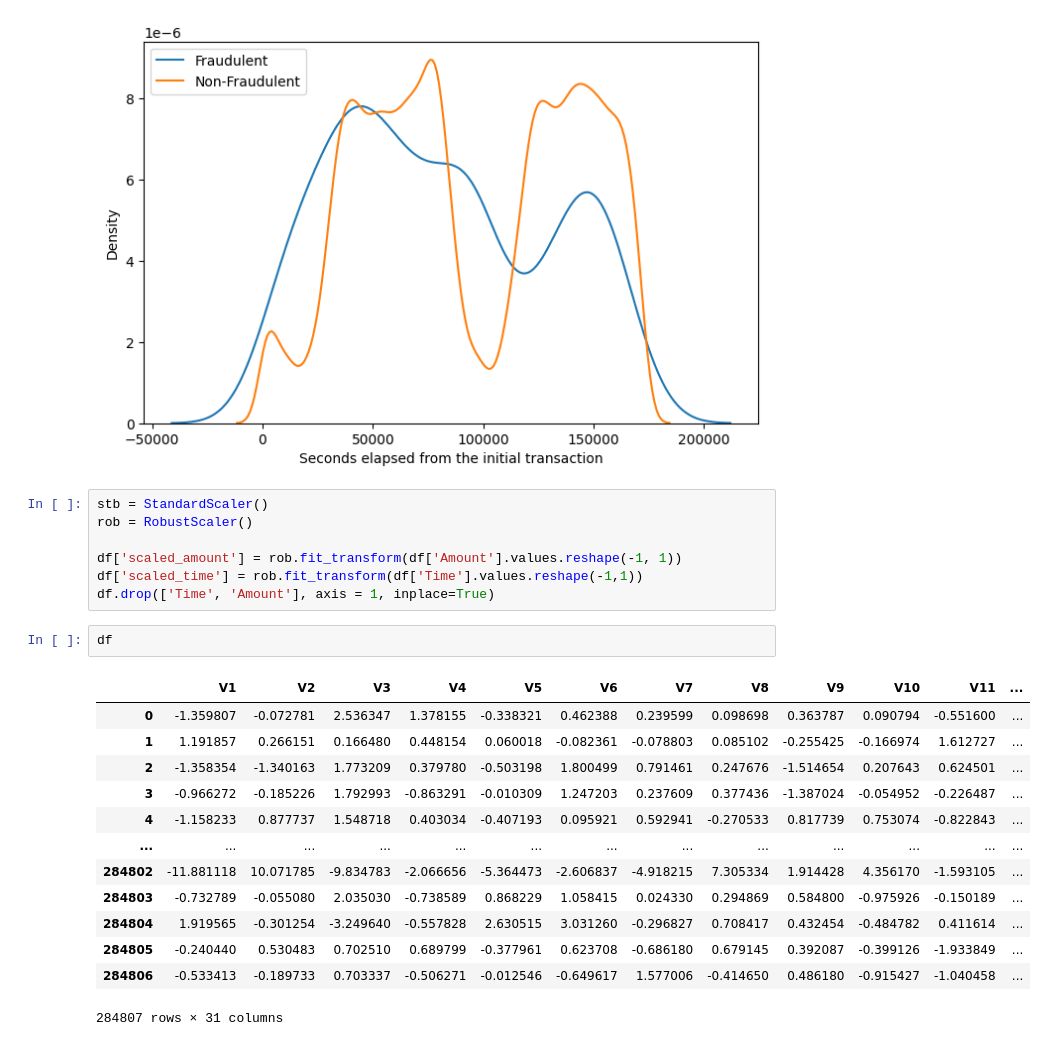
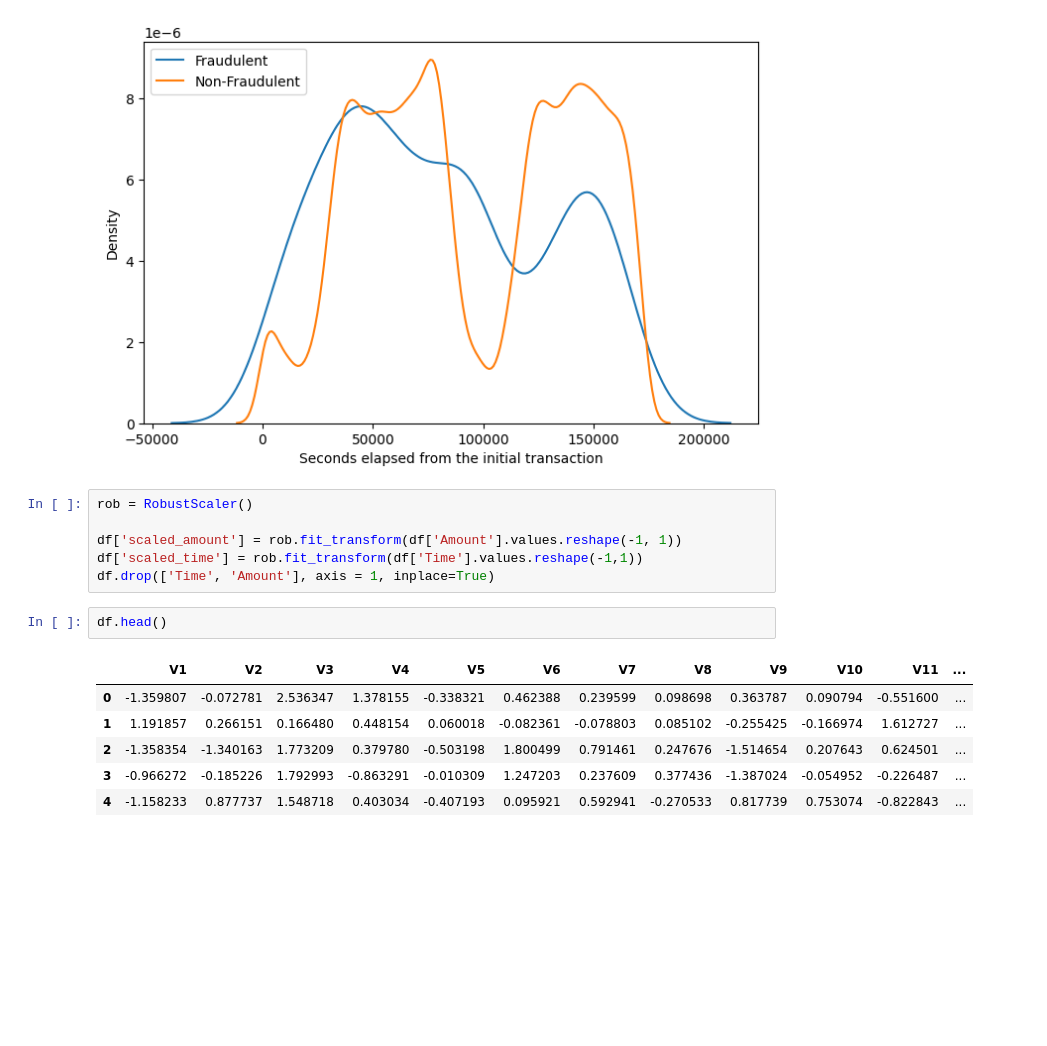
Before and after one commit to devboy02/cc-fraud, a Jupyter notebook: main.ipynb, the cells around one changed output. Saved outputs shown, nothing was run; the diff lists cells and outputs as text; blank space fills up the shorter version.

```diff
--- a/main.ipynb
+++ b/main.ipynb
@@ -85,28 +85,20 @@ plt.show()
 # %% [output]
 [figure]
 # %%
-stb = StandardScaler()
 rob = RobustScaler()
 
 df['scaled_amount'] = rob.fit_transform(df['Amount'].values.reshape(-1, 1))
 df['scaled_time'] = rob.fit_transform(df['Time'].values.reshape(-1,1))
 df.drop(['Time', 'Amount'], axis = 1, inplace=True)
 # %%
-df
+df.head()
 # %% [output]
 |  | V1 | V2 | V3 | V4 | V5 | V6 | V7 | V8 | V9 | V10 | V11 | ... |
 | 0 | -1.359807 | -0.072781 | 2.536347 | 1.378155 | -0.338321 | 0.462388 | 0.239599 | 0.098698 | 0.363787 | 0.090794 | -0.551600 | ... |
 | 1 | 1.191857 | 0.266151 | 0.166480 | 0.448154 | 0.060018 | -0.082361 | -0.078803 | 0.085102 | -0.255425 | -0.166974 | 1.612727 | ... |
 | 2 | -1.358354 | -1.340163 | 1.773209 | 0.379780 | -0.503198 | 1.800499 | 0.791461 | 0.247676 | -1.514654 | 0.207643 | 0.624501 | ... |
 | 3 | -0.966272 | -0.185226 | 1.792993 | -0.863291 | -0.010309 | 1.247203 | 0.237609 | 0.377436 | -1.387024 | -0.054952 | -0.226487 | ... |
 | 4 | -1.158233 | 0.877737 | 1.548718 | 0.403034 | -0.407193 | 0.095921 | 0.592941 | -0.270533 | 0.817739 | 0.753074 | -0.822843 | ... |
-| ... | ... | ... | ... | ... | ... | ... | ... | ... | ... | ... | ... | ... |
-| 284802 | -11.881118 | 10.071785 | -9.834783 | -2.066656 | -5.364473 | -2.606837 | -4.918215 | 7.305334 | 1.914428 | 4.356170 | -1.593105 | ... |
-| 284803 | -0.732789 | -0.055080 | 2.035030 | -0.738589 | 0.868229 | 1.058415 | 0.024330 | 0.294869 | 0.584800 | -0.975926 | -0.150189 | ... |
-| 284804 | 1.919565 | -0.301254 | -3.249640 | -0.557828 | 2.630515 | 3.031260 | -0.296827 | 0.708417 | 0.432454 | -0.484782 | 0.411614 | ... |
-| 284805 | -0.240440 | 0.530483 | 0.702510 | 0.689799 | -0.377961 | 0.623708 | -0.686180 | 0.679145 | 0.392087 | -0.399126 | -1.933849 | ... |
-| 284806 | -0.533413 | -0.189733 | 0.703337 | -0.506271 | -0.012546 | -0.649617 | 1.577006 | -0.414650 | 0.486180 | -0.915427 | -1.040458 | ... |
-284807 rows × 31 columns
 # %%
 features = df.copy()
 features = df.iloc[:, :-3]
```
Also changed, not shown: parts of 1 cell of this notebook.
